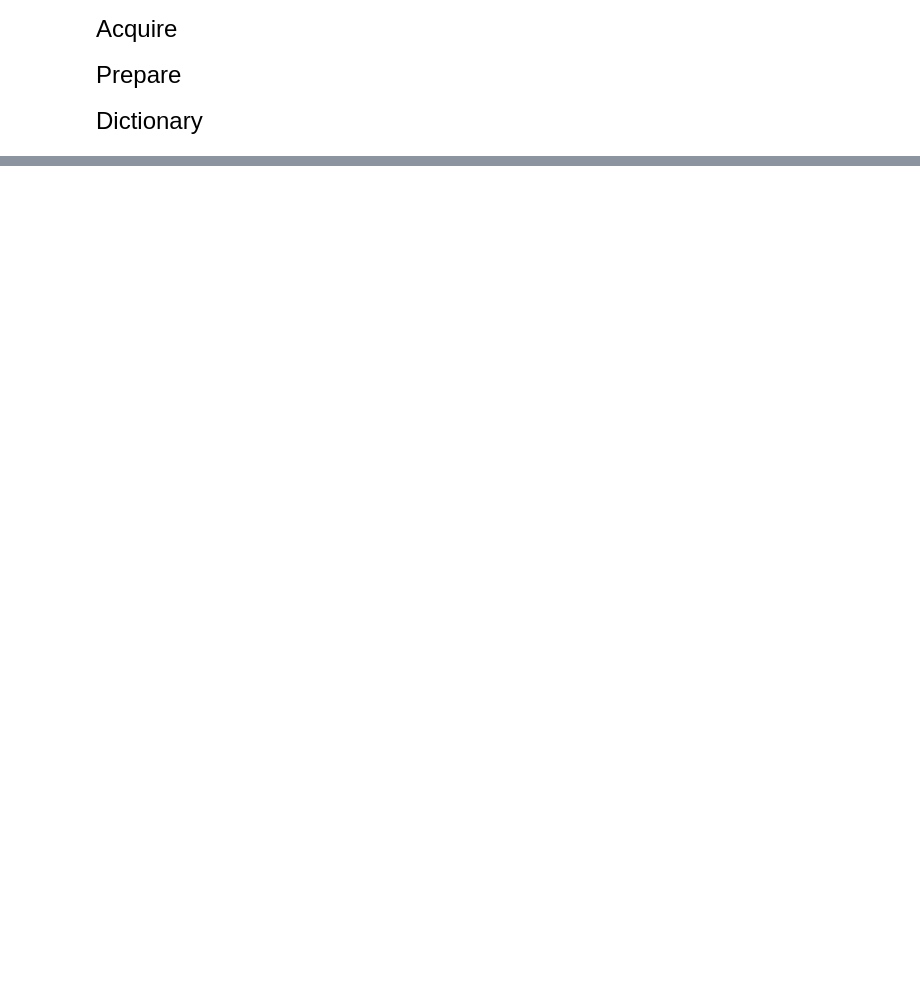
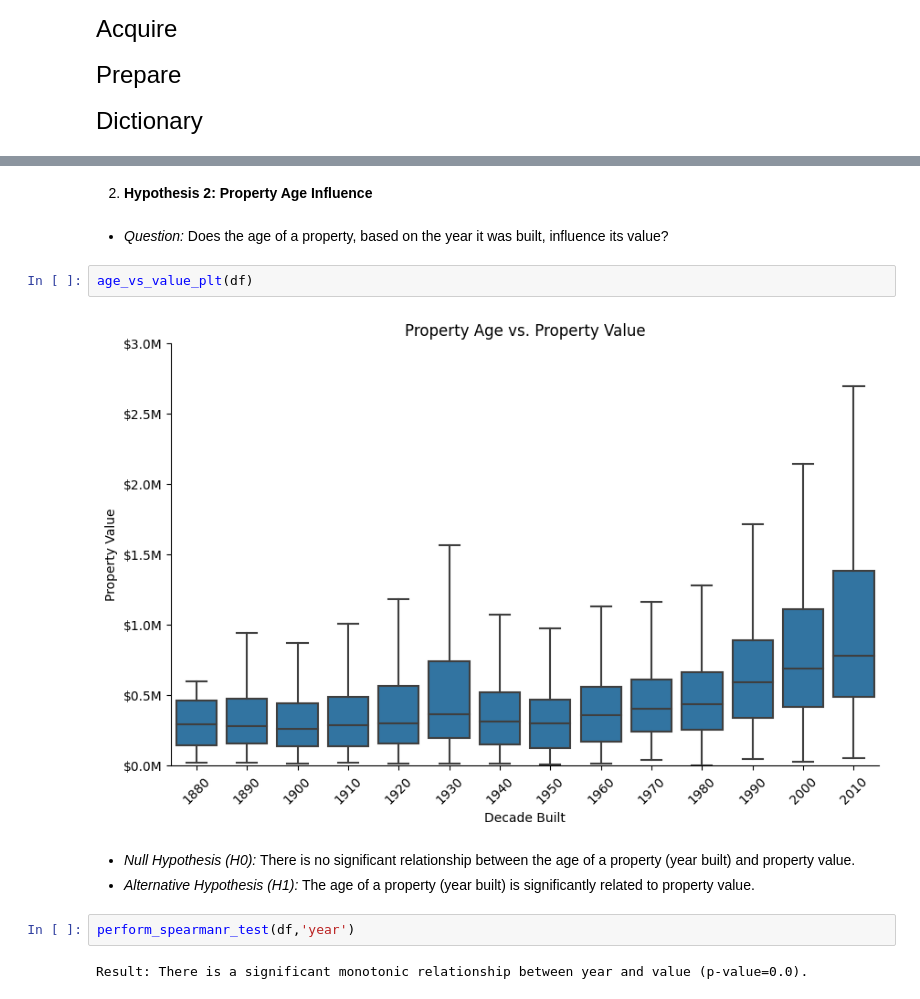
Before and after one commit to Jonathan-Garcia1/zillow_porperty_values, a Jupyter notebook: final_report.ipynb, the cells around one changed output, grey strips where cells are left out. Drawn from its saved outputs; the diff is of its cells as text; blank space fills up the shorter version.

```diff
--- a/final_report.ipynb
+++ b/final_report.ipynb
@@ -34,0 +63,16 @@ df.head()
+# %% [markdown]
+
+2. **Hypothesis 2: Property Age Influence**
+# %% [markdown]
+   - *Question:* Does the age of a property, based on the year it was built, influence its value?
+# %%
+age_vs_value_plt(df)
+# %% [output]
+[figure, added]
+# %% [markdown]
+   - *Null Hypothesis (H0):* There is no significant relationship between the age of a property (year built) and property value.
+   - *Alternative Hypothesis (H1):* The age of a property (year built) is significantly related to property value.
+# %%
+perform_spearmanr_test(df,'year')
+# %% [output]
+Result: There is a significant monotonic relationship between year and value (p-value=0.0).
```
Also changed, not shown: parts of 26 cells of this notebook, 2 other files.
